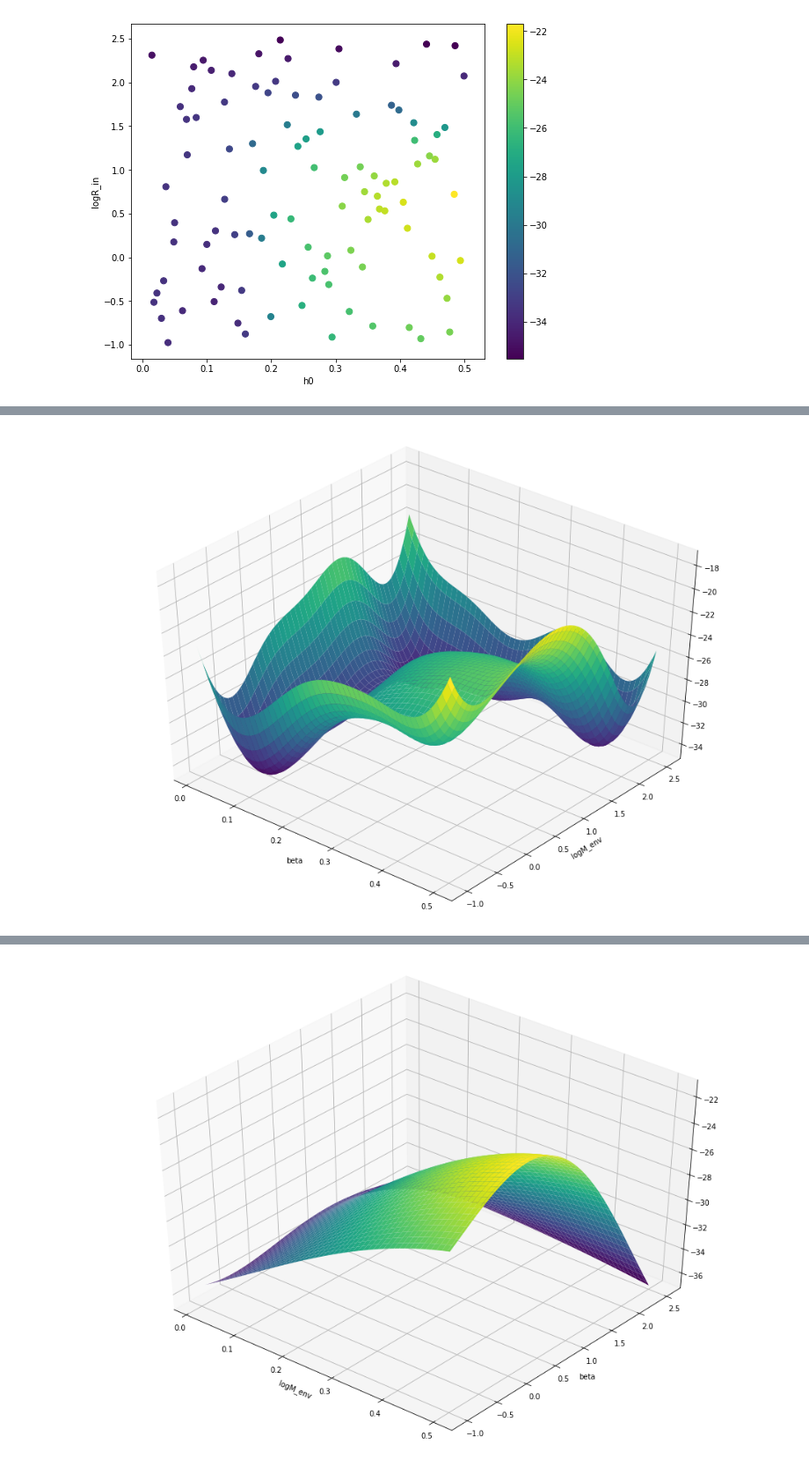
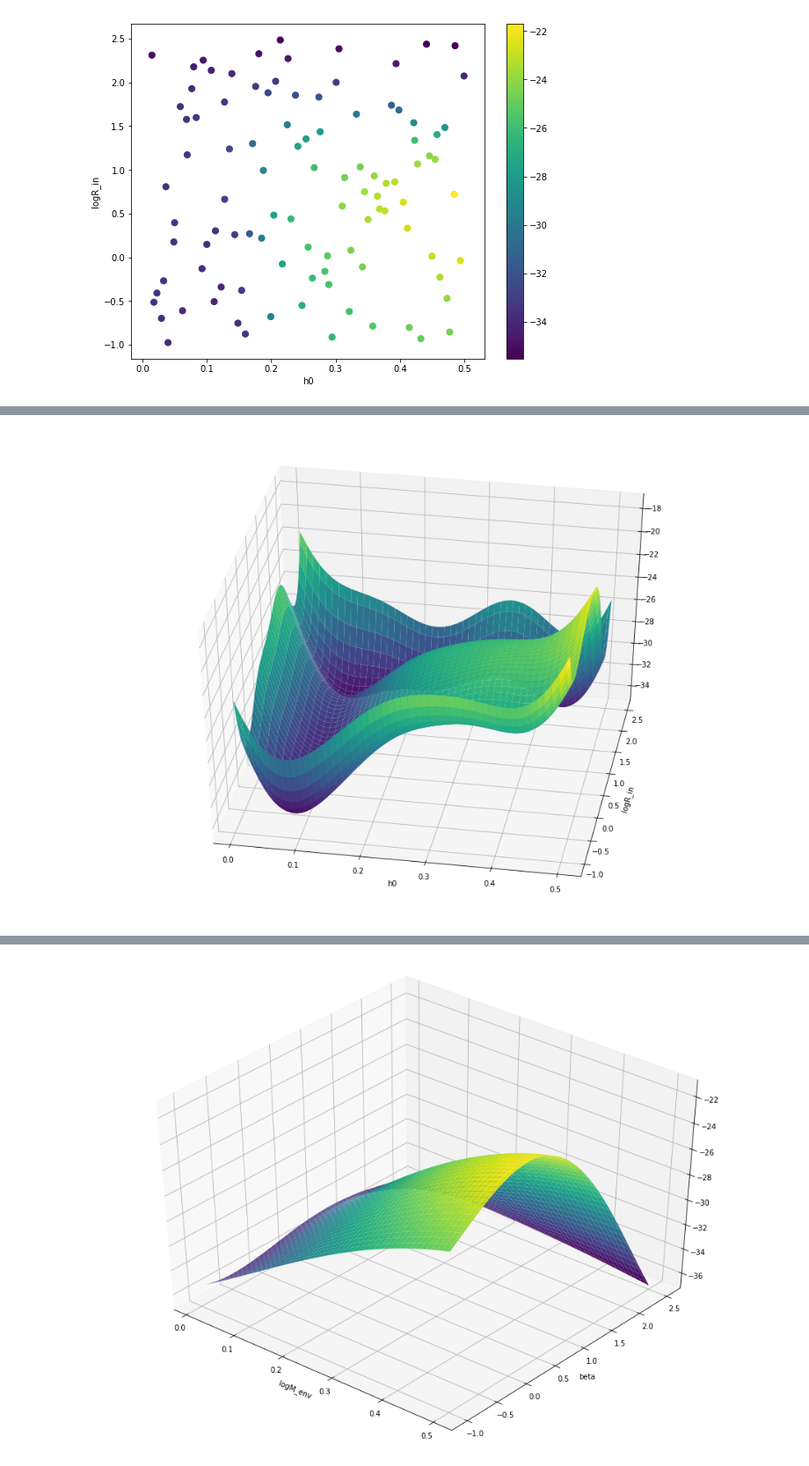
Before and after one commit to elizabethteng/crassula, a Jupyter notebook: george_2d_grid45.ipynb, the cells around one changed output, grey strips where cells are left out. Shown at 88% size. Cells and saved outputs as stored; diff of their text form; code cells hidden in the pictures.

```diff
--- a/george_2d_grid45.ipynb
+++ b/george_2d_grid45.ipynb
@@ -59,21 +59,21 @@ done in 0.100s
 # %%
-directory="../grid/grid45/"
-coords=[[],[]]
-seds=[]
-for i in range(len(os.listdir(directory))):
-    coords[0].append(float(os.listdir(directory)[i].split("_")[(2*4)+1]))
-    coords[1].append(float(os.listdir(directory)[i].split("_")[(2*5)+1]))
-    filename=os.listdir(directory)[i]
-    model=modeling.YSOModel()
-    model.read_yso(directory+filename)
-    seds.append(np.log10(model.spectra["SED"].flux))
+#directory="../grid/grid45/"
+#coords=[[],[]]
+#seds=[]
+#for i in range(len(os.listdir(directory))):
+#    coords[0].append(float(os.listdir(directory)[i].split("_")[(2*4)+1]))
+#    coords[1].append(float(os.listdir(directory)[i].split("_")[(2*5)+1]))
+#    filename=os.listdir(directory)[i]
+#    model=modeling.YSOModel()
+#    model.read_yso(directory+filename)
+#    seds.append(np.log10(model.spectra["SED"].flux))
 
-with open('../grid_metadata/grid45_coords.txt', 'wb') as fp:
-    pickle.dump(coords, fp)
+#with open('../grid_metadata/grid45_coords.txt', 'wb') as fp:
+#    pickle.dump(coords, fp)
 with open ('../grid_metadata/grid45_coords.txt', 'rb') as fp:
     coords = pickle.load(fp)
-with open('../grid_metadata/grid45_seds.txt', 'wb') as fp:
-    pickle.dump(seds, fp)
+#with open('../grid_metadata/grid45_seds.txt', 'wb') as fp:
+#    pickle.dump(seds, fp)
 with open ('../grid_metadata/grid45_seds.txt', 'rb') as fp:
     slicevals = np.array(pickle.load(fp))[:,100:500]
 with open ('../grid_metadata/grid45_seds.txt', 'rb') as fp:
@@ -158,16 +159,16 @@ Initial ln-likelihood: -463.14
 # %%
 fig = plt.figure(figsize=(16,12))
 ax = fig.add_subplot(111,projection='3d')
 
 # Plot the surface.
 
 surf = ax.plot_surface(np.array(x_pred)[:,0].reshape(100,100),np.array(x_pred)[:,1].reshape(100,100),pred.reshape(100,100),cmap=cm.viridis)
-ax.set_ylabel("logM_env")
-ax.set_xlabel("beta")
-ax.view_init(40, 310)
+ax.set_ylabel("logR_in")
+ax.set_xlabel("h0")
+ax.view_init(40, 280)
 plt.show()
 # %% [output]
-[figure, old version]
+[figure, new version]
 # %%
 def neg_ln_like(p):
     gp.set_parameter_vector(p)
```
Also changed, not shown: parts of 7 cells of this notebook, 3 other files.
